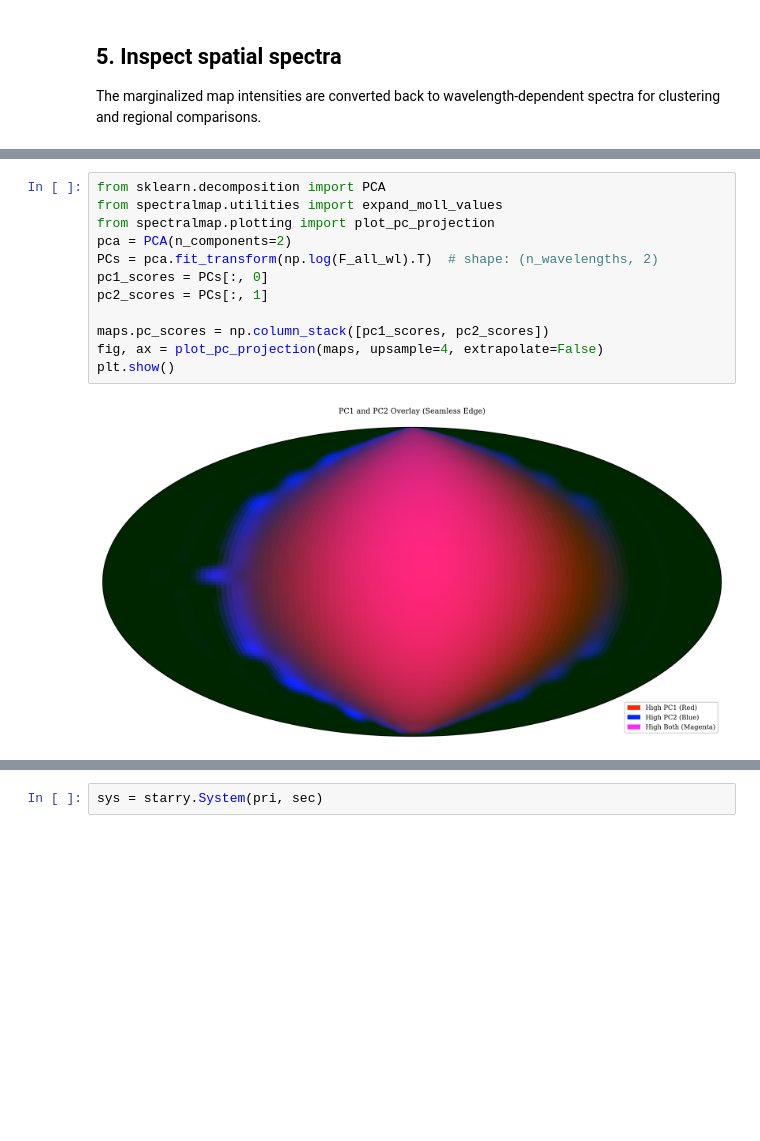
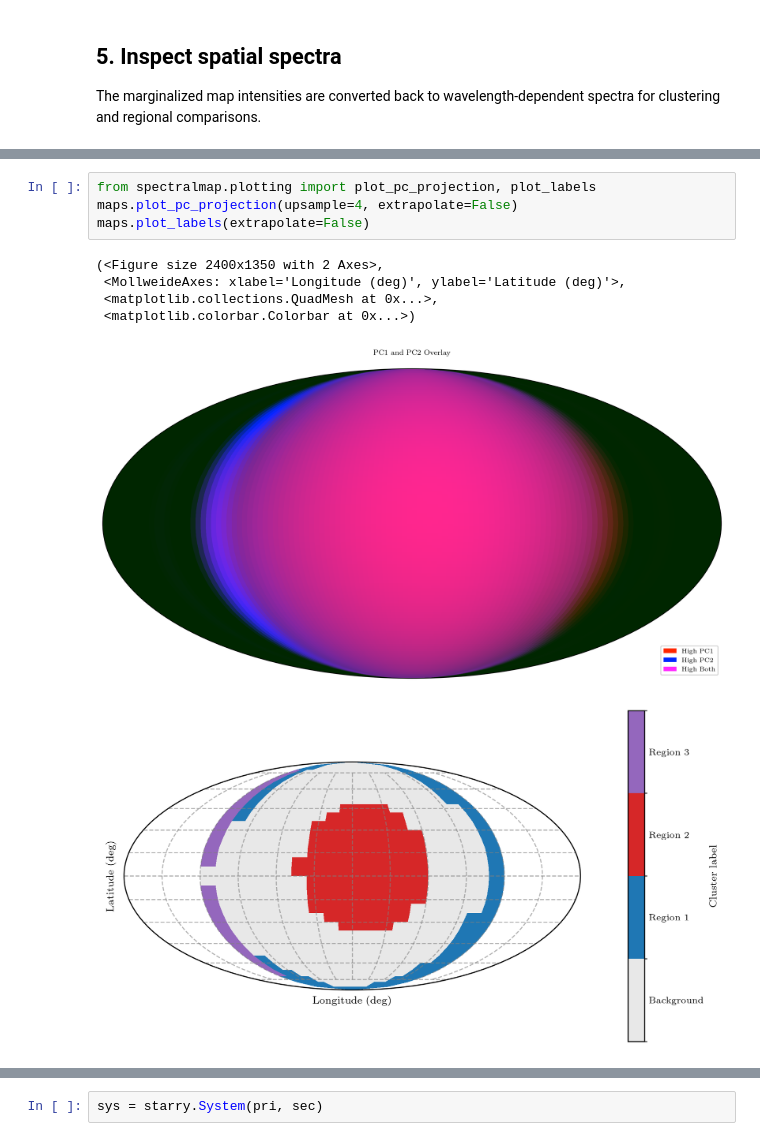
Before and after one commit to w-ruizhe/spectralmap, a Jupyter notebook: docs/source/tutorials/WASP18b.ipynb, the cells around one changed output, grey strips where cells are left out. Drawn from its saved outputs; the diff is of its cells as text; blank space fills up the shorter version.

```diff
--- a/docs/source/tutorials/WASP18b.ipynb
+++ b/docs/source/tutorials/WASP18b.ipynb
@@ -305,17 +375,14 @@ labels unique (observable only): [-1  0  1]
 # %%
-from sklearn.decomposition import PCA
-from spectralmap.utilities import expand_moll_values
-from spectralmap.plotting import plot_pc_projection
-pca = PCA(n_components=2)
-PCs = pca.fit_transform(np.log(F_all_wl).T)  # shape: (n_wavelengths, 2)
-pc1_scores = PCs[:, 0]
-pc2_scores = PCs[:, 1]
-
-maps.pc_scores = np.column_stack([pc1_scores, pc2_scores])
-fig, ax = plot_pc_projection(maps, upsample=4, extrapolate=False)
-plt.show()
+from spectralmap.plotting import plot_pc_projection, plot_labels
+maps.plot_pc_projection(upsample=4, extrapolate=False)
+maps.plot_labels(extrapolate=False)
 # %% [output]
+(<Figure size 2400x1350 with 2 Axes>,
+ <MollweideAxes: xlabel='Longitude (deg)', ylabel='Latitude (deg)'>,
+ <matplotlib.collections.QuadMesh at 0x...>,
+ <matplotlib.colorbar.Colorbar at 0x...>)
-[figure, old version]
+[figure, new version]
+[figure, added]
 # %%
 import numpy as np
 from scipy.optimize import leastsq
```
Also changed, not shown: parts of 23 cells of this notebook, 27 other files.
